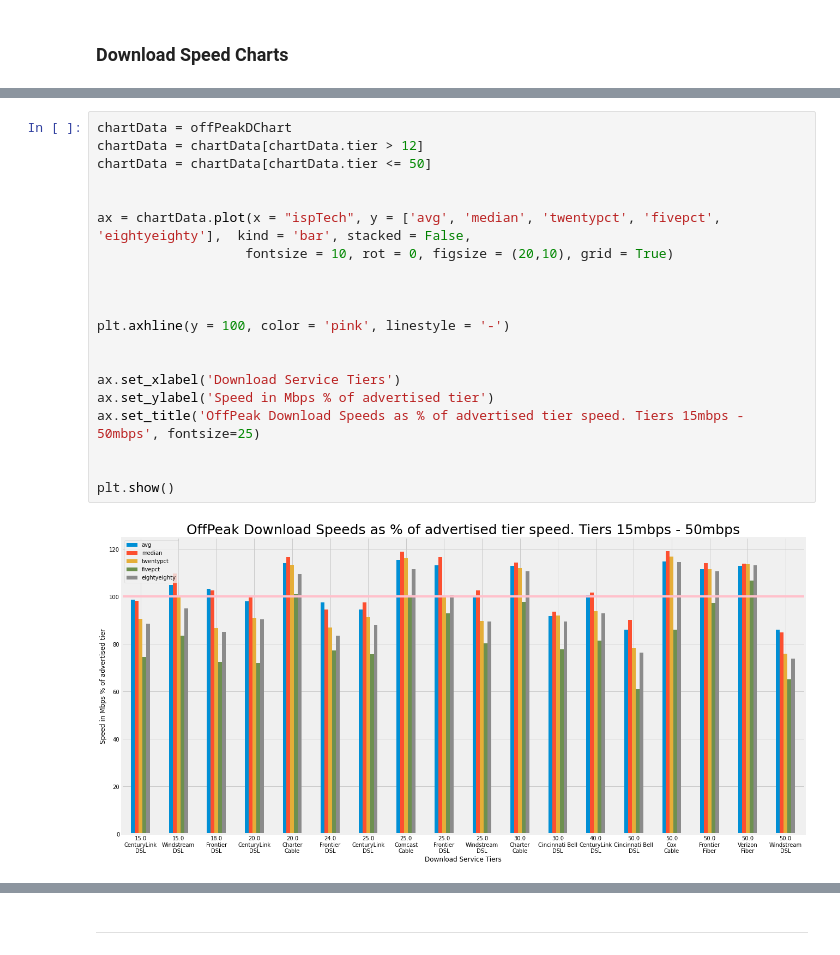
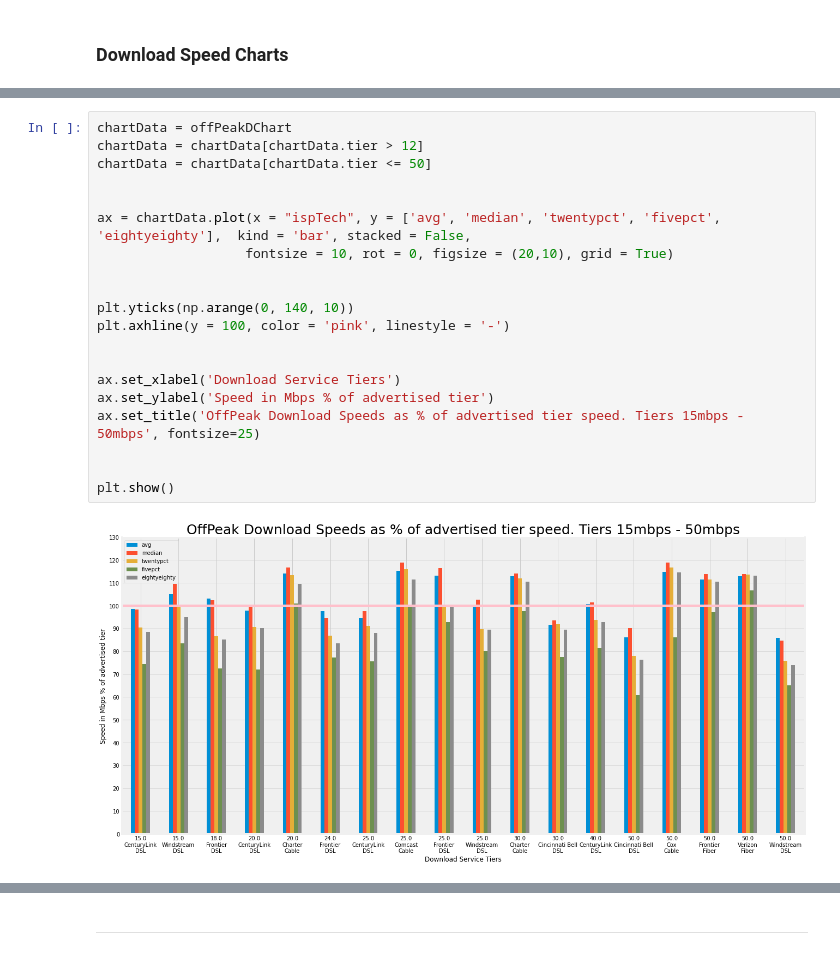
Before and after one commit to afreund415/MBA-broadband-research, a Jupyter notebook: MBA Upload and Download Speed Metric Charts.ipynb, the cells around one changed output, grey strips where cells are left out. Saved outputs shown, nothing was run; the diff lists cells and outputs as text.

```diff
--- a/MBA Upload and Download Speed Metric Charts.ipynb
+++ b/MBA Upload and Download Speed Metric Charts.ipynb
@@ -501,25 +501,25 @@ plt.show()
 # %%
 chartData = offPeakDChart
 chartData = chartData[chartData.tier > 12]
 chartData = chartData[chartData.tier <= 50]
 
 
 ax = chartData.plot(x = "ispTech", y = ['avg', 'median', 'twentypct', 'fivepct', 'eightyeighty'],  kind = 'bar', stacked = False,
                    fontsize = 10, rot = 0, figsize = (20,10), grid = True)
 
 
-
+plt.yticks(np.arange(0, 140, 10))
 plt.axhline(y = 100, color = 'pink', linestyle = '-')
 
 
 ax.set_xlabel('Download Service Tiers')
 ax.set_ylabel('Speed in Mbps % of advertised tier')
 ax.set_title('OffPeak Download Speeds as % of advertised tier speed. Tiers 15mbps - 50mbps', fontsize=25)
 
 
 plt.show()
 # %% [output]
-[figure, old version]
+[figure, new version]
 # %%
 chartData = peakDChart
 chartData = chartData[chartData.tier > 50]
```
Also changed, not shown: parts of 18 cells of this notebook.
